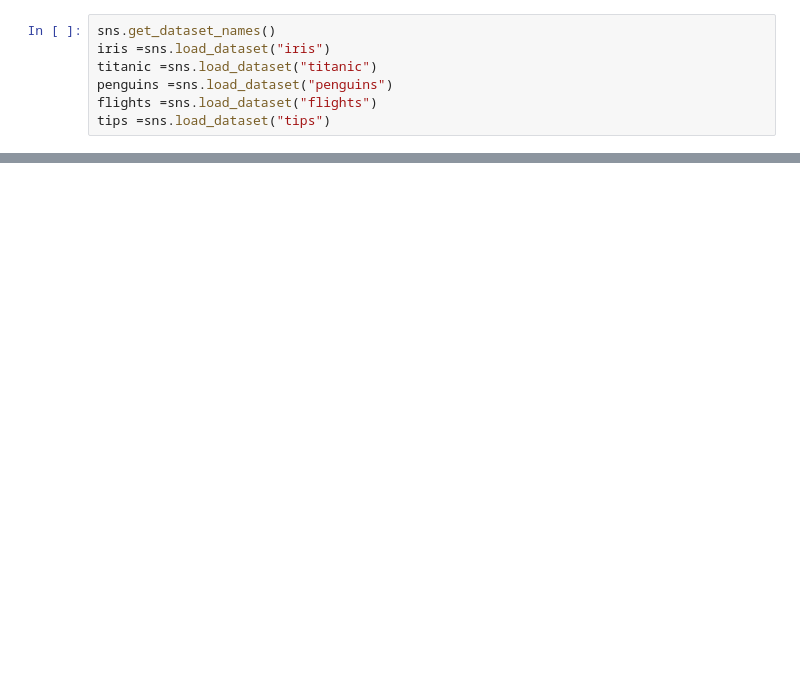
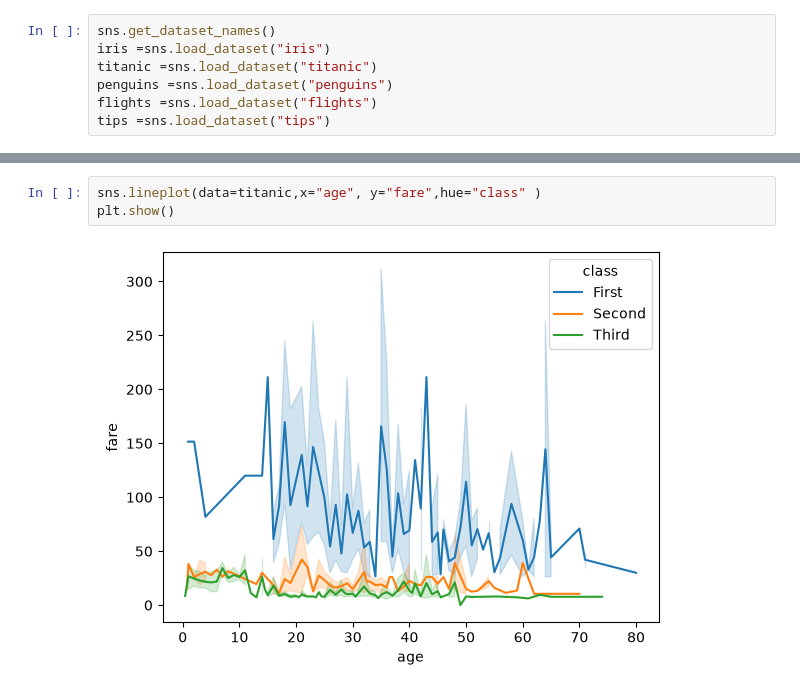
Before and after one commit to priyanship-cse/ADS_26_2026_2503201000866, a Jupyter notebook: Python/day_seaborn.ipynb, the cells around one changed output, grey strips where cells are left out. Drawn from its saved outputs; the diff is of its cells as text; blank space fills up the shorter version.

```diff
--- a/Python/day_seaborn.ipynb
+++ b/Python/day_seaborn.ipynb
@@ -28,0 +36,5 @@ tips =sns.load_dataset("tips")
+# %%
+sns.lineplot(data=titanic,x="age", y="fare",hue="class" )
+plt.show()
+# %% [output]
+[figure, added]
```
Also changed, not shown: parts of 4 cells of this notebook.
